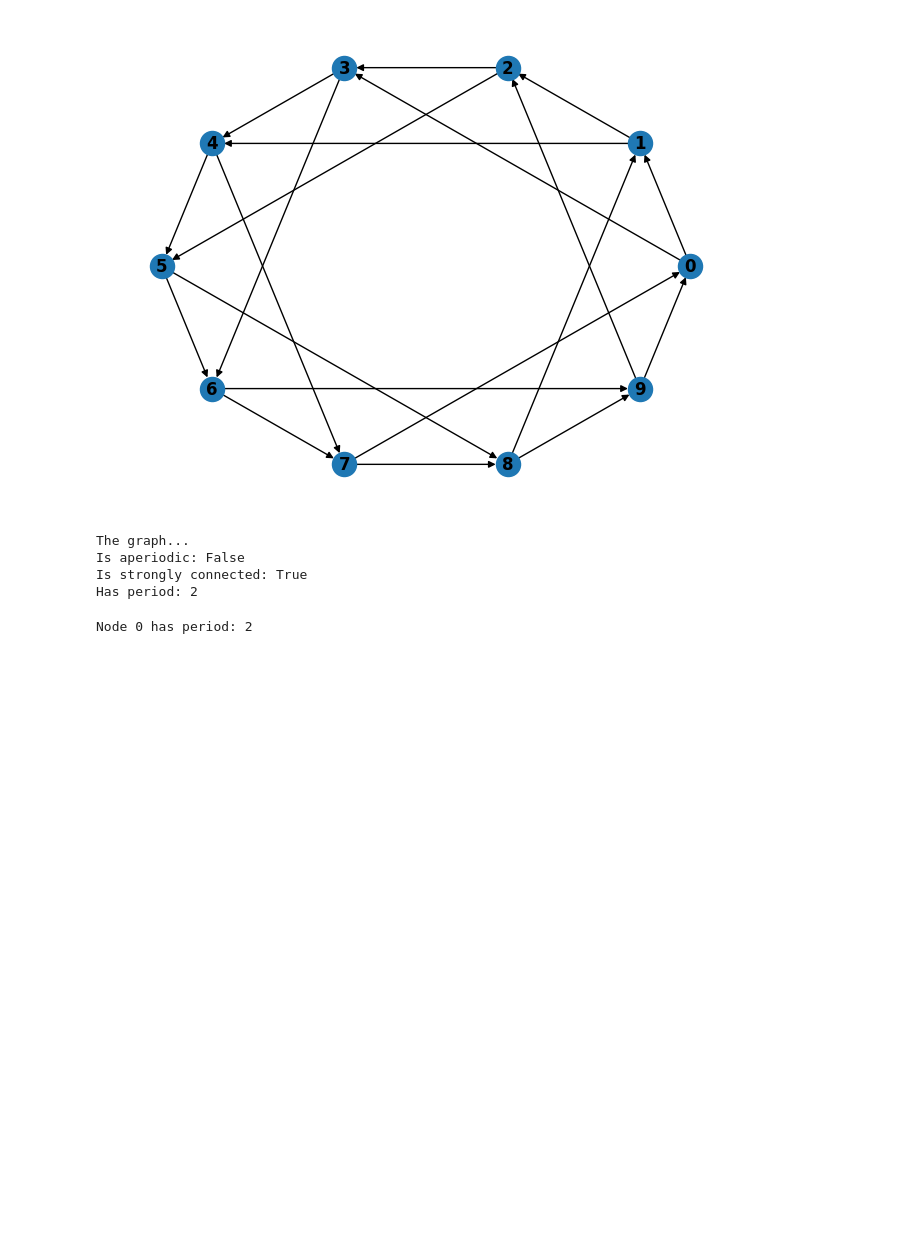
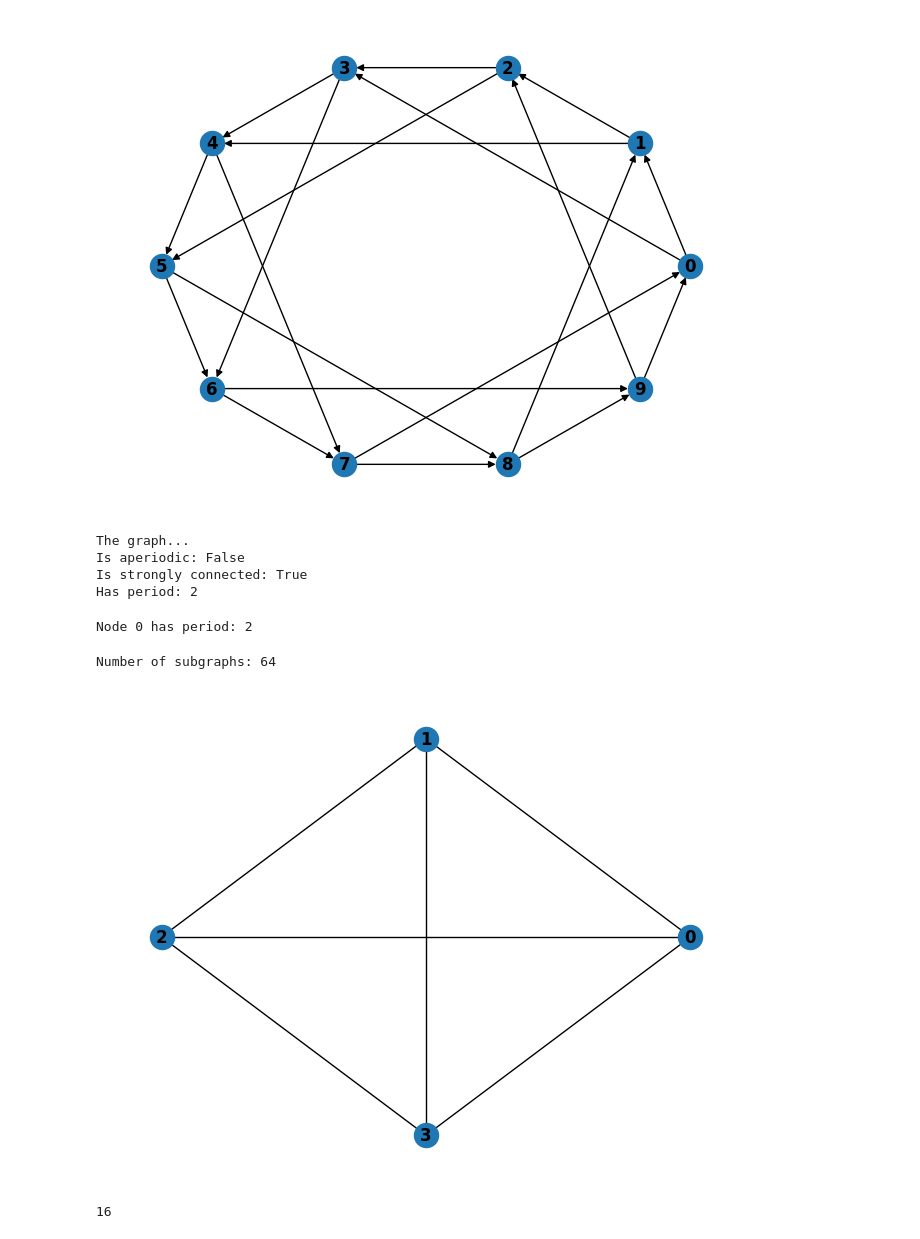
Before and after one commit to MarcTasca/network_dynamics, a Jupyter notebook: labs_mine/lab00.ipynb, the cells around one changed output. Saved outputs shown, nothing was run; the diff lists cells and outputs as text; code cells hidden in the pictures; blank space fills up the shorter version.

```diff
--- a/labs_mine/lab00.ipynb
+++ b/labs_mine/lab00.ipynb
@@ -237,0 +236,41 @@ Node 0 has period: 2
+# %%
+# let's see some properties of spanning subgraphs
+import networkx as nx
+import matplotlib.pyplot as plt
+%matplotlib inline
+
+# create an example graph:
+G = nx.Graph()
+nx.add_cycle(G, range(4))
+G.add_edges_from([(0,2),(1,3)])
+
+# draw the graph
+nx.draw_circular(G, with_labels=True, font_weight='bold')
+
+# compute the powerset of a given set
+from itertools import chain, combinations
+
+def powerset(iterable):
+    s = list(iterable)
+    return list(chain.from_iterable(combinations(s, r) for r in range(len(s)+1)))
+
+# use it to find all possible subgraphs of G
+subgraphs = [G.edge_subgraph(sg) for sg in powerset(G.edges()) if len(sg)>0]
+
+# print the number of subgraphs
+print(f"Number of subgraphs: {len(subgraphs)+1}")
+# %% [output]
+Number of subgraphs: 64
+[figure, added]
+# %%
+# compute and draw all the spanning graphs of G (they are trees)
+# for subgraph in subgraphs:
+#     if nx.is_tree(G.edge_subgraph(subgraph)):
+#         nx.draw_circular(G.edge_subgraph(subgraph), with_labels=True, font_weight='bold')
+#         plt.show()
+
+n_nodes = 4
+spanning_trees = [H for H in subgraphs if nx.is_tree(H) and len(H.nodes()) == n_nodes]
+len(spanning_trees)
+# %% [output]
+16
```
Also changed, not shown: parts of 1 cell of this notebook.
